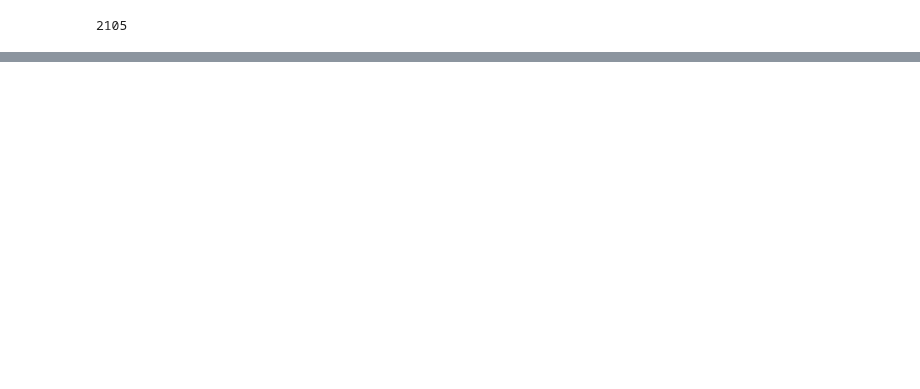
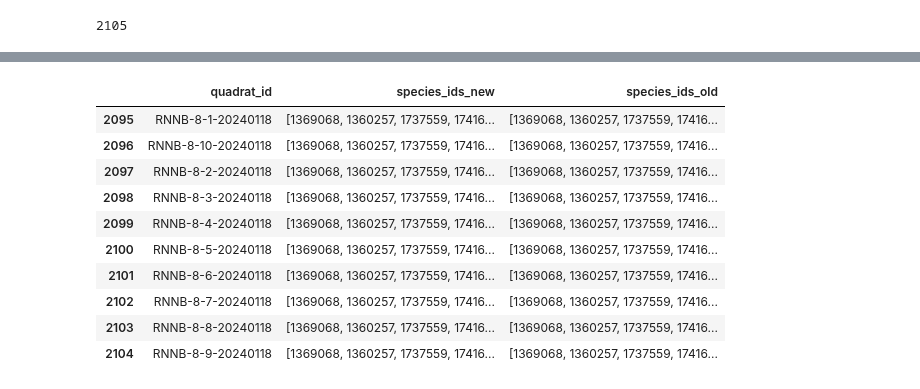
Before and after one commit to dsgt-arc/plantclef-2025, a Jupyter notebook: notebooks/classification/20250330-mg-naive-baseline.ipynb, the cells around one changed output, grey strips where cells are left out. Saved outputs shown, nothing was run; the diff lists cells and outputs as text; code cells hidden in the pictures; blank space fills up the shorter version.

```diff
--- a/notebooks/classification/20250330-mg-naive-baseline.ipynb
+++ b/notebooks/classification/20250330-mg-naive-baseline.ipynb
@@ -242,0 +250,7 @@ Top 100 species: [1369068, 1360257, 1737559, 1741625, 1414366, 1743246, 1737669,
+# %%
+# path and dataset names
+submission_path = f"{root}/p-dsgt_clef2025-0/shared/plantclef/submissions"
+
+# define the path to the train and test parquet files
+submission_df = pd.read_csv(f"{submission_path}/naive_baseline/submission.csv")
+submission_df.head(10)
@@ -242,0 +269,4 @@ Top 100 species: [1369068, 1360257, 1737559, 1741625, 1414366, 1743246, 1737669,
+# %%
+# sort the DataFrame by 'quadrat_id'
+submission_df = submission_df.sort_values(by="quadrat_id")
+submission_df.head(10)
@@ -242,0 +285,22 @@ Top 100 species: [1369068, 1360257, 1737559, 1741625, 1414366, 1743246, 1737669,
+# %%
+# compare the two DataFrames
+comparison_df = pd.merge(
+    final_df,
+    submission_df,
+    on="quadrat_id",
+    how="outer",
+    suffixes=("_new", "_old"),
+)
+comparison_df.tail(10)
+# %% [output]
+|  | quadrat_id | species_ids_new | species_ids_old |
+| 2095 | RNNB-8-1-20240118 | [1369068, 1360257, 1737559, 17416... | [1369068, 1360257, 1737559, 17416... |
+| 2096 | RNNB-8-10-20240118 | [1369068, 1360257, 1737559, 17416... | [1369068, 1360257, 1737559, 17416... |
+| 2097 | RNNB-8-2-20240118 | [1369068, 1360257, 1737559, 17416... | [1369068, 1360257, 1737559, 17416... |
+| 2098 | RNNB-8-3-20240118 | [1369068, 1360257, 1737559, 17416... | [1369068, 1360257, 1737559, 17416... |
+| 2099 | RNNB-8-4-20240118 | [1369068, 1360257, 1737559, 17416... | [1369068, 1360257, 1737559, 17416... |
+| 2100 | RNNB-8-5-20240118 | [1369068, 1360257, 1737559, 17416... | [1369068, 1360257, 1737559, 17416... |
+| 2101 | RNNB-8-6-20240118 | [1369068, 1360257, 1737559, 17416... | [1369068, 1360257, 1737559, 17416... |
+| 2102 | RNNB-8-7-20240118 | [1369068, 1360257, 1737559, 17416... | [1369068, 1360257, 1737559, 17416... |
+| 2103 | RNNB-8-8-20240118 | [1369068, 1360257, 1737559, 17416... | [1369068, 1360257, 1737559, 17416... |
+| 2104 | RNNB-8-9-20240118 | [1369068, 1360257, 1737559, 17416... | [1369068, 1360257, 1737559, 17416... |
```
Also changed, not shown: parts of 9 cells of this notebook, 5 other files.
